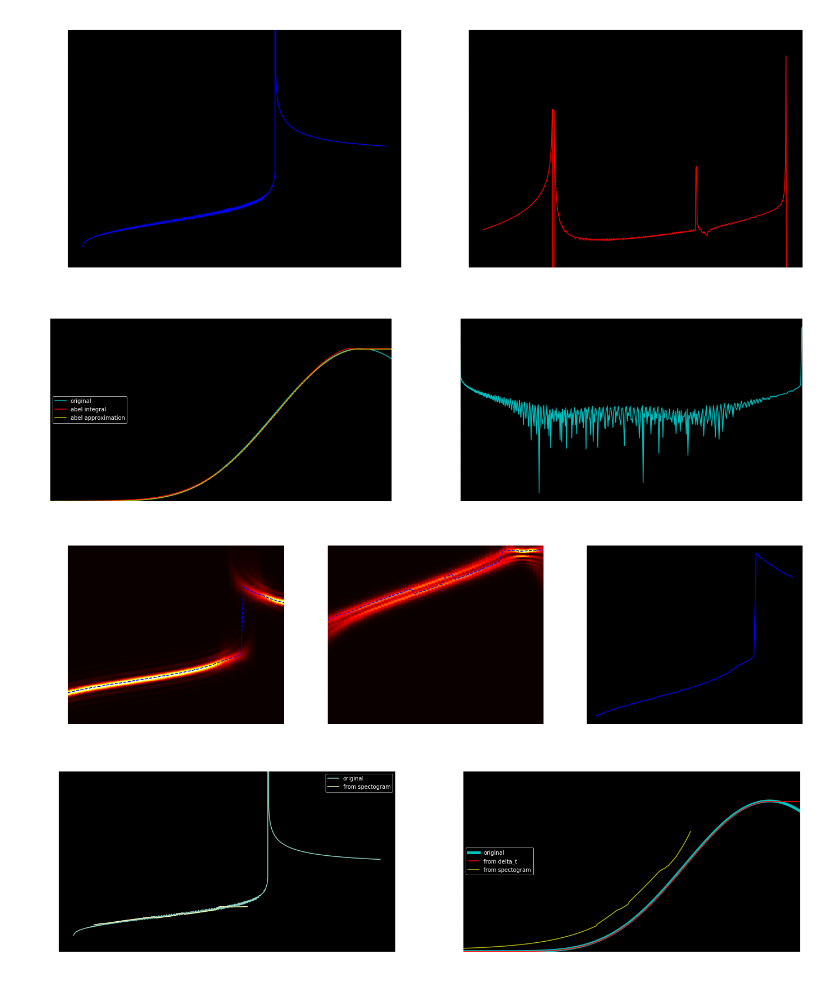
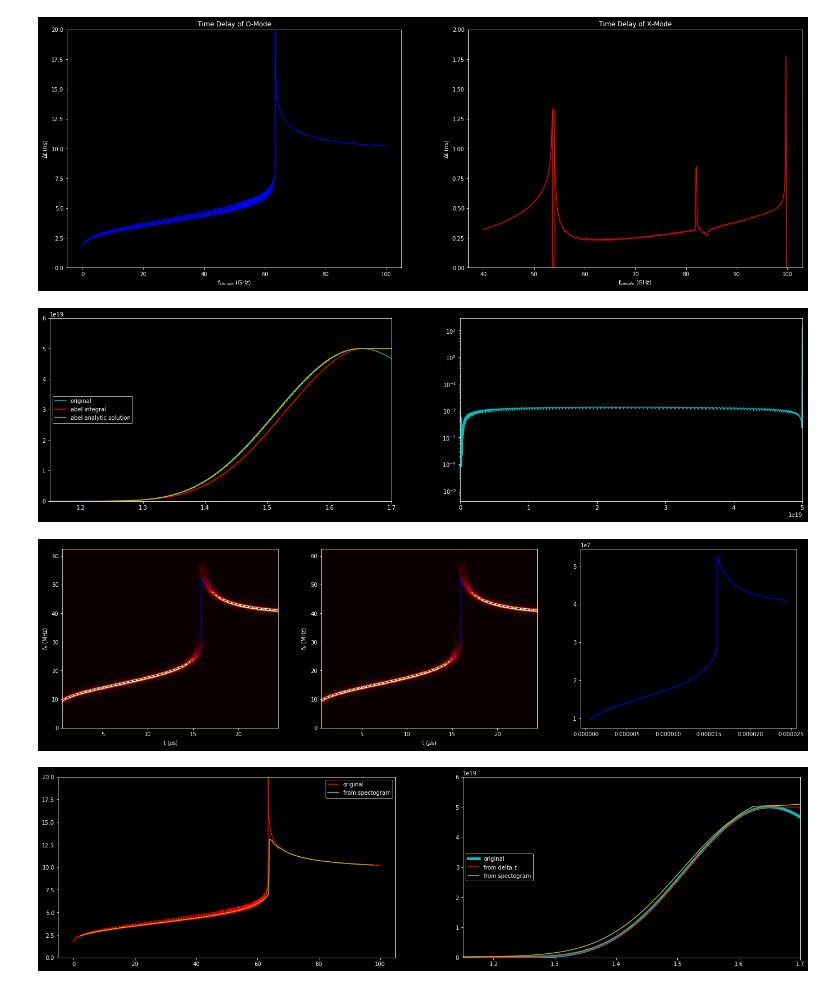
Before and after one commit to OpenReflectometry/scikit-reflectometry, a Jupyter notebook: notebooks/algorithm_step_by_step.ipynb, the cells around one changed output. Drawn from its saved outputs; the diff is of its cells as text; code cells hidden in the pictures.

Commit message:
Fixed bugs with beat.

```diff
--- a/notebooks/algorithm_step_by_step.ipynb
+++ b/notebooks/algorithm_step_by_step.ipynb
@@ -75,11 +72,16 @@ colormap, norm_type = 'Oranges', 'linear'
 #colormap, norm_type = 'inferno', 'log'
 
 cutoff_freq_color = (.3, .3, 1)
+f_sampling = 125e6
+sweep_time = 25e-6
+fs_O_limits = np.array([1, 1e11])
+sweep_rate = np.abs(np.diff(fs_O_limits)) / sweep_time
+n_points_fs_O = int(sweep_time * f_sampling)
 
 ### Calcs ###
 
-fs_O = np.sort(np.hstack([np.logspace(0, 11, 500), np.linspace(1, 1e11, 500)]))
-fs_O = np.linspace(1, 1e11, 1024)
+#fs_O = np.sort(np.hstack([np.logspace(0, 11, 500), np.linspace(1, 1e11, 500)]))
+fs_O = np.linspace(fs_O_limits[0], fs_O_limits[1], n_points_fs_O)
 fs_X = np.linspace(40e9, 100e9, 500)
 
 n_index_O = refractive_matrix_O(dens_prof, fs_O, squared=True)
@@ -165,6 +167,6 @@ plt.show()
 # %%
 n_index_O = refractive_matrix_O(dens_prof, fs_O)
-phi_O = phase_delay(fs_O, radius_arr, n_index_O)
+phi_O = phase_delay(fs_O, radius_arr, n_index_O, reflect_at_wall=True)
 n_index_X = refractive_matrix_X(ns, fs_X, mag_field=bs)
 phi_X = phase_delay(fs_X, rs, n_index_X, refraction_epsilon=1e-6)
 
@@ -217,7 +219,7 @@ plt.ylim(0, 2)
 
 plt.show()
 # %% [output]
-[figure, old version]
+[figure, new version]
 # %%
 dens_arr_to_calc = plasma_density(fs_O)
 radius_calc, _ = abel_inversion(fs_O, delta_t_O, pos_antenna=radius_arr[0]+.03, other_method=False)
@@ -230,7 +232,7 @@ plt.subplot(1, 2, 1)
 
 plt.plot(radius_arr, dens_prof, 'c-', label='original')
 plt.plot(radius_calc, dens_arr_to_calc, 'r-', label='abel integral')
-plt.plot(radius_calc_other, dens_arr_to_calc, 'y-', label="abel approximation")
+plt.plot(radius_calc_other, dens_arr_to_calc, 'y-', label="abel analytic solution")
 #plt.plot(a + radius_arr[0], b, '-', color='orange', label="jorge's")
 
 plt.xlim(1.15, 1.7)
@@ -246,48 +248,49 @@ plt.xlim(0, 5e19)
 
 plt.show()
 # %% [output]
-[figure, old version]
+[figure, new version]
 # %%
-f_sampling = 1e6
+beat_sig = beat_signal(fs_O, delta_t_O)
+beat_sig1 = np.cos(phi_O)
 
-fs, ts, spectrum = beat_spectrogram(fs_O, delta_t_O, fs=f_sampling)
-fs1, ts1, spectrum1 = spectrogram(np.cos(phi_O[phi_O < 2000]), fs=f_sampling, nperseg=136, nfft=2048, noverlap=128)
-freq_inds = fs < .25e6
-time_inds = ts < 800e-6
+fs, ts, spectrum = spectrogram(beat_sig, fs=f_sampling, nperseg=136, nfft=2048, noverlap=128)
+fs1, ts1, spectrum1 = spectrogram(beat_sig1, fs=f_sampling, nperseg=136, nfft=2048, noverlap=128)
 
-beat_sig = beat_signal(fs, spectrum)
-beat_sig1 = beat_signal(fs1, spectrum1)
+beat_sig = beat_maximums(fs, spectrum)
+beat_sig1 = beat_maximums(fs1, spectrum1)
 
-d_fs = fs_O[1] - fs_O[0]
-sweep_rate = f_sampling * d_fs
-delta_t_noise = beat_sig1 / sweep_rate
-fs_noise = ts1 * sweep_rate
+delta_t_noise = beat_sig / sweep_rate
+fs_noise = ts * sweep_rate
 
 plt.figure(figsize=(24, 6))
 
 plt.subplot(1, 3, 1)
 
-plt.pcolormesh(ts[time_inds]*1e6, fs[freq_inds]*1e-6, spectrum[freq_inds, :][:, time_inds], cmap='hot')
-plt.plot(ts[time_inds]*1e6, beat_sig[time_inds]*1e-6, '--b')
+plt.pcolormesh(ts*1e6, fs*1e-6, spectrum, cmap='hot')
+plt.plot(ts*1e6, beat_sig*1e-6, '--b')
 
-plt.xlabel('t (ms)')
+plt.ylim(0, f_sampling/2e6)
+
+plt.xlabel('t ($\mu$s)')
 plt.ylabel('f$_b$ (MHz)')
 
 plt.subplot(1, 3, 2)
 
 plt.pcolormesh(ts1*1e6, fs1*1e-6, spectrum1, cmap='hot')
 plt.plot(ts1*1e6, beat_sig1*1e-6, '--b')
 
-plt.xlabel('t (ms)')
+plt.ylim(0, f_sampling/2e6)
+
+plt.xlabel('t ($\mu$s)')
 plt.ylabel('f$_b$ (MHz)')
 
 plt.subplot(1, 3, 3)
 
-plt.plot(ts[time_inds], beat_sig[time_inds], 'b-')
+plt.plot(ts, beat_sig, 'b-')
 
 plt.show()
 # %% [output]
-[figure, old version]
+[figure, new version]
 # %%
 dens_arr_to_calc = plasma_density(fs_O)
 #radius_calc = abel_inversion(fs_O, delta_t_O, pos_antenna=radius_arr[0]+.03, other_method=False)
@@ -299,8 +302,8 @@ plt.figure(figsize=(24, 6))
 
 plt.subplot(1, 2, 1)
 
-plt.plot(fs_O*1e-9, delta_t_O*1e9, label='original')
-plt.plot(fs_noise*1e-9, delta_t_noise*1e9, label='from spectogram')
+plt.plot(fs_O*1e-9, delta_t_O*1e9, 'r-', label='original')
+plt.plot(fs_noise*1e-9, delta_t_noise*1e9, 'y-', label='from spectogram')
 
 plt.ylim(0, 20)
 
@@ -320,4 +323,4 @@ plt.legend(loc='center left')
 
 plt.show()
 # %% [output]
-[figure, old version]
+[figure, new version]
```
Also changed, not shown: parts of 5 cells of this notebook, 1 other file.
